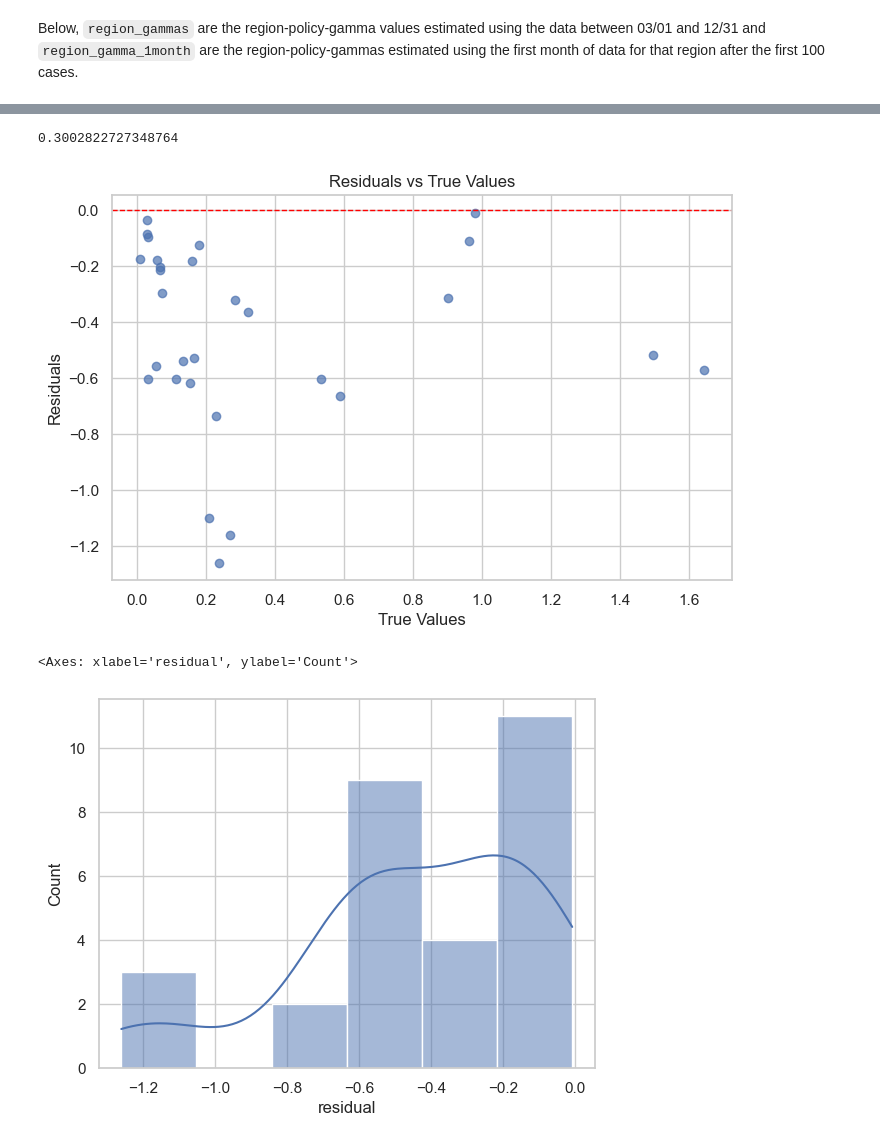
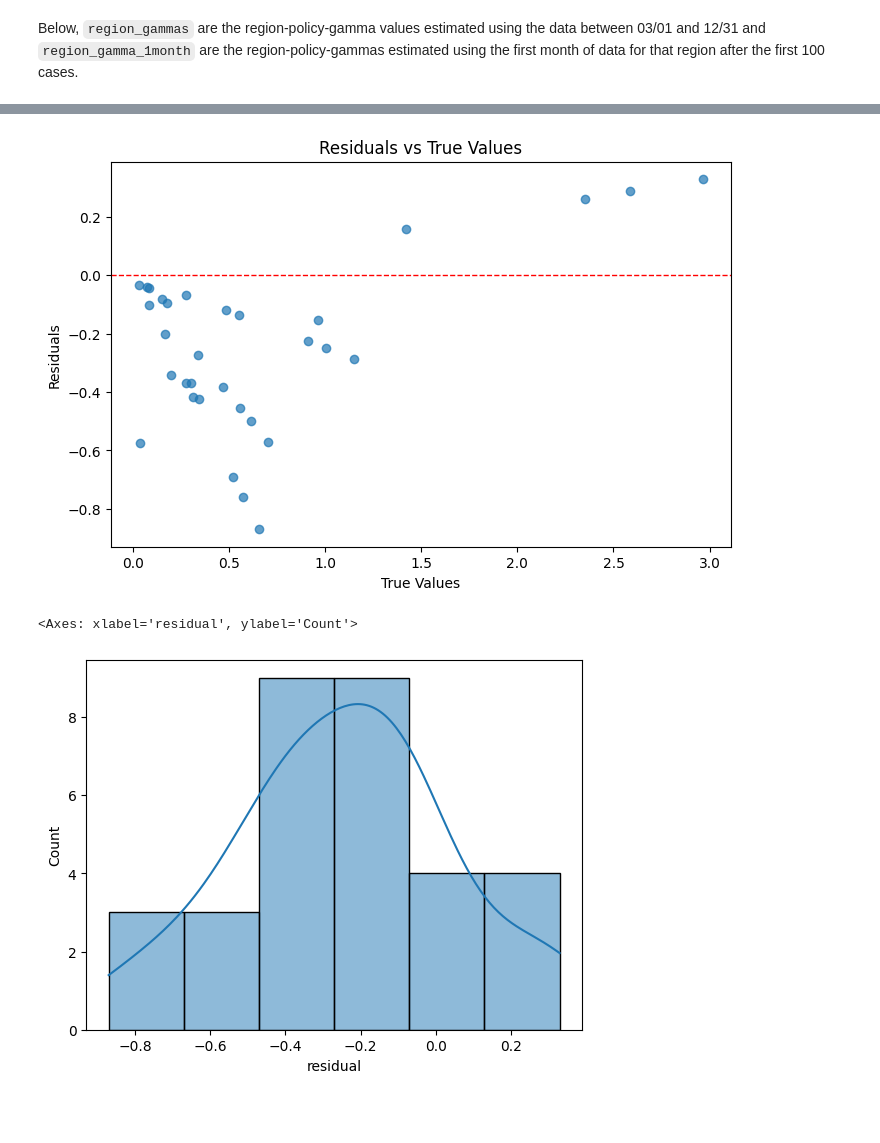
Before and after one commit to COVIDAnalytics/THEMIS, a Jupyter notebook: notebooks/monthly_dominant_policy.ipynb, the cells around one changed output, grey strips where cells are left out. Saved outputs shown, nothing was run; the diff lists cells and outputs as text; code cells hidden in the pictures; blank space fills up the shorter version.

Commit message:
gamma fitting evaluation WIP

```diff
--- a/notebooks/monthly_dominant_policy.ipynb
+++ b/notebooks/monthly_dominant_policy.ipynb
@@ -227,7 +454,7 @@ gamma_fit_df = gamma_fit_df.reset_index(names=['policy']).set_index(['region', '
 # %%
-gamma_final_df = summary_df[['region', 'policy', 'region_gamma']].set_index(['region', 'policy'])
+gamma_final_df = gamma_baseline_df.set_index(['region', 'policy'])
 # %%
-df = pd.merge(gamma_final_df, gamma_fit_df, left_index=True, right_index=True)
+df = pd.merge(gamma_final_df, gamma_fit_df, left_index=True, right_index=True,  suffixes=('_3months', '_1month'))
 df = df.join(region_policy_day_count_df.set_index(['region', 'policy'])[['n_days']])
 # %% [markdown]
 Below, `region_gammas` are the region-policy-gamma values estimated using the data between 03/01 and 12/31 and `region_gamma_1month` are the region-policy-gammas estimated using the first month of data for that region after the first 100 cases.
@@ -234,3 +520,2 @@ Below, `region_gammas` are the region-policy-gamma values estimated using the da
 # %%
-df['actual'] = df['n_days'].isna()
-df
+df['residual'] = df['region_gamma_3months'] - df['region_gamma_1month']
@@ -258,21 +522,15 @@ from pandemic_functions.delphi_functions.DELPHI_utils import compute_mse
-# %%
-compute_mse(df[df.actual]['region_gamma'], df[df.actual]['region_gamma_1month'])
-# %% [output]
-0.3002822727348764
-# %%
-df['residual'] = df['region_gamma'] - df['region_gamma_1month']
 # %%
 plt.figure(figsize=(8, 5))
-plt.scatter(df[df.actual]['region_gamma'], df[df.actual]['residual'], alpha=0.7)
+plt.scatter(df[~df.Observed_1month]['region_gamma_3months'], df[~df.Observed_1month]['residual'], alpha=0.7)
 plt.axhline(0, color='red', linestyle='--', linewidth=1)
 plt.xlabel("True Values")
 plt.ylabel("Residuals")
 plt.title("Residuals vs True Values")
 plt.show()
 # %% [output]
-[figure, old version]
+[figure, new version]
 # %%
-sns.histplot(df[df.actual]['residual'], kde=True)
+sns.histplot(df[~df.Observed_1month]['residual'], kde=True)
 # %% [output]
 <Axes: xlabel='residual', ylabel='Count'>
-[figure, old version]
+[figure, new version]
```
Also changed, not shown: parts of 35 cells of this notebook, 5 other files.
